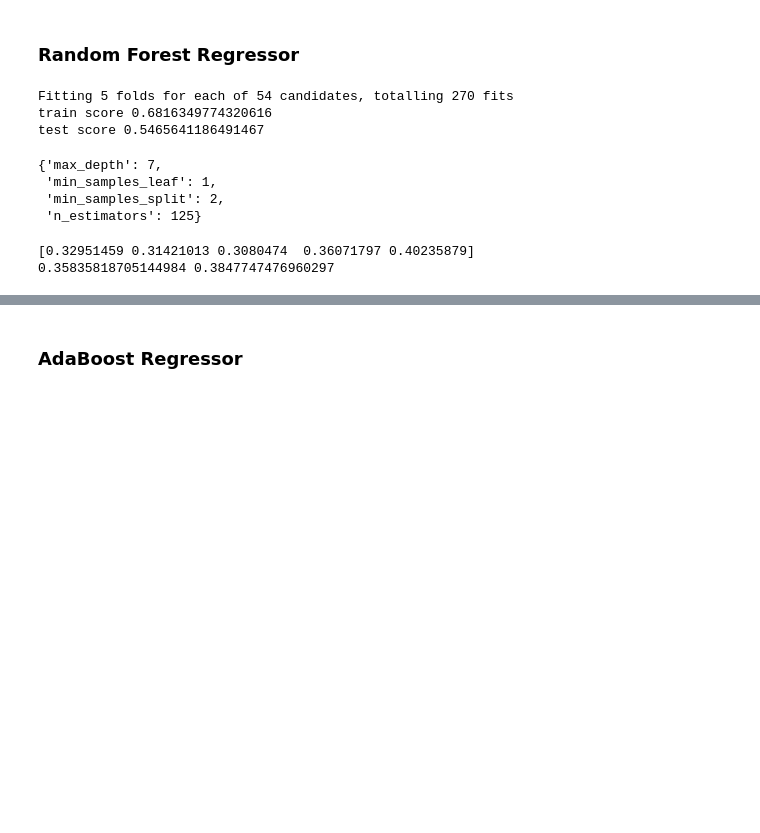
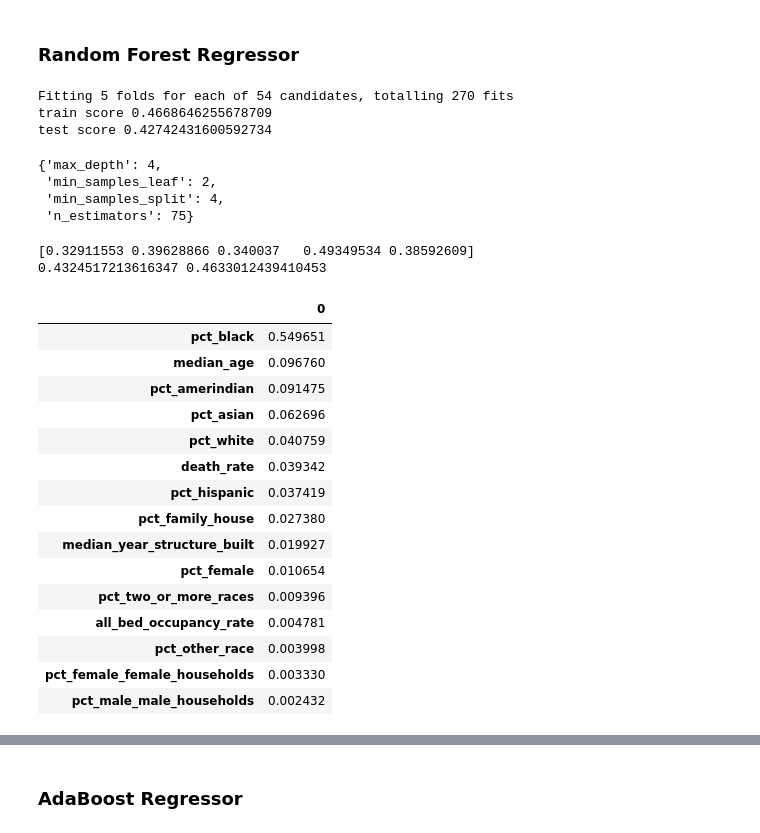
Before and after one commit to spark126/covid_poverty_and_death_rate, a Jupyter notebook: code/lucas_eda.ipynb, the cells around one changed output, grey strips where cells are left out. Drawn from its saved outputs; the diff is of its cells as text; code cells hidden in the pictures; blank space fills up the shorter version.

```diff
--- a/code/lucas_eda.ipynb
+++ b/code/lucas_eda.ipynb
@@ -179,9 +183,9 @@ rfr = RandomForestRegressor()
 
 params = {
     'n_estimators': [75, 100, 125],
-    'max_depth': [3, 5, 7],
-    'min_samples_split': [2, 4, 10],
-    'min_samples_leaf': [1, 10],
+    'max_depth': [3, 4],
+    'min_samples_split': [2, 4, 6],
+    'min_samples_leaf': [2, 4, 6],
 }
 
 gs = GridSearchCV(rfr, param_grid=params, verbose=2, n_jobs = 5)
@@ -191,22 +195,41 @@ print('test score', gs.score(X_test, y_test))
 gs.best_params_
 # %% [output]
 Fitting 5 folds for each of 54 candidates, totalling 270 fits
-train score 0.6816349774320616
-test score 0.5465641186491467
+train score 0.4668646255678709
+test score 0.42742431600592734
-{'max_depth': 7,
- 'min_samples_leaf': 1,
- 'min_samples_split': 2,
- 'n_estimators': 125}
+{'max_depth': 4,
+ 'min_samples_leaf': 2,
+ 'min_samples_split': 4,
+ 'n_estimators': 75}
 # %%
-rfr = RandomForestRegressor(max_depth=3,
- min_samples_leaf=10,
- min_samples_split=10,
- n_estimators=75)
+rfr = RandomForestRegressor(max_depth=4,
+ min_samples_leaf=4,
+ min_samples_split=4,
+ n_estimators=125)
 
 print(cross_val_score(rfr, X_train, y_train))
 rfr.fit(X_train, y_train)
 print(rfr.score(X_test, y_test), rfr.score(X_train, y_train))
 # %% [output]
-[0.32951459 0.31421013 0.3080474  0.36071797 0.40235879]
-0.35835818705144984 0.3847747476960297
+[0.32911553 0.39628866 0.340037   0.49349534 0.38592609]
+0.4324517213616347 0.4633012439410453
+# %%
+feature_df
+# %% [output]
+|  | 0 |
+| pct_black | 0.549651 |
+| median_age | 0.096760 |
+| pct_amerindian | 0.091475 |
+| pct_asian | 0.062696 |
+| pct_white | 0.040759 |
+| death_rate | 0.039342 |
+| pct_hispanic | 0.037419 |
+| pct_family_house | 0.027380 |
+| median_year_structure_built | 0.019927 |
+| pct_female | 0.010654 |
+| pct_two_or_more_races | 0.009396 |
+| all_bed_occupancy_rate | 0.004781 |
+| pct_other_race | 0.003998 |
+| pct_female_female_households | 0.003330 |
+| pct_male_male_households | 0.002432 |
 # %%
```
Also changed, not shown: parts of 15 cells of this notebook, 1 other file.
